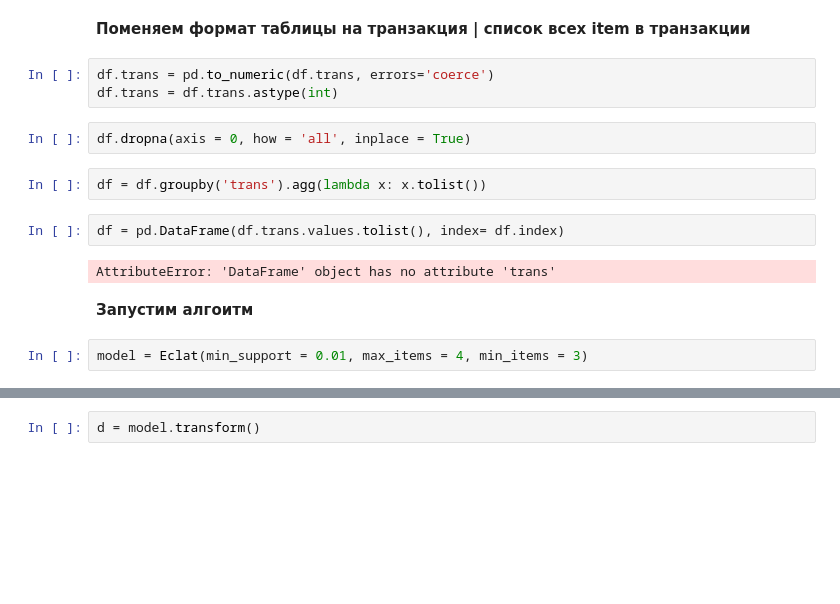
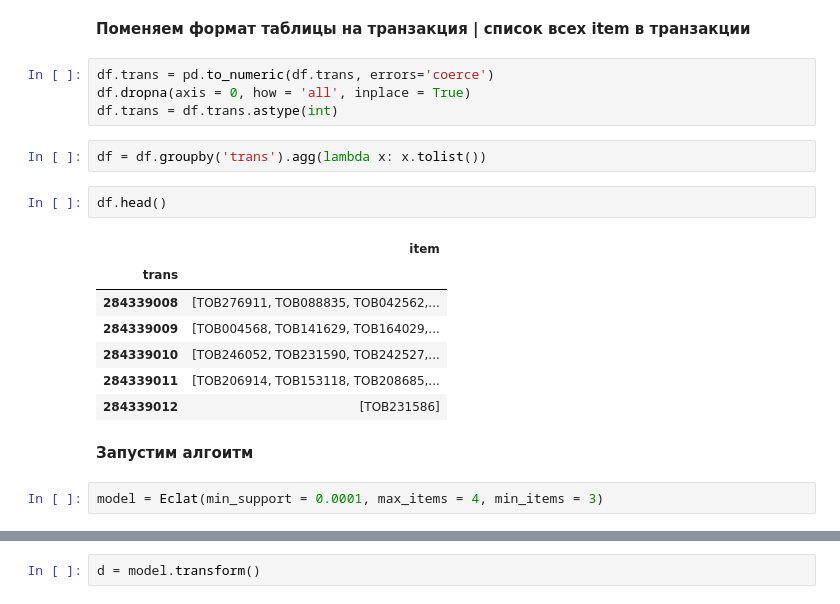
Before and after one commit to bashnick/arules_shared, a Jupyter notebook: eclat_test.ipynb, the cells around one changed output, grey strips where cells are left out. Cells and saved outputs as stored; diff of their text form; blank space fills up the shorter version.

Commit message:
upd eclat

```diff
--- a/eclat_test.ipynb
+++ b/eclat_test.ipynb
@@ -22,19 +21,24 @@ df.head()
 **Поменяем формат таблицы на транзакция | список всех item в транзакции**
 # %%
 df.trans = pd.to_numeric(df.trans, errors='coerce')
+df.dropna(axis = 0, how = 'all', inplace = True)
 df.trans = df.trans.astype(int)
-# %%
-df.dropna(axis = 0, how = 'all', inplace = True)
 # %%
 df = df.groupby('trans').agg(lambda x: x.tolist())
-# %%
-df = pd.DataFrame(df.trans.values.tolist(), index= df.index)
-# %% [output]
-AttributeError: 'DataFrame' object has no attribute 'trans'
+# %%
+df.head()
+# %% [output]
+|  | item |
+| trans |  |
+| 284339008 | [ТОВ276911, ТОВ088835, ТОВ042562,... |
+| 284339009 | [ТОВ004568, ТОВ141629, ТОВ164029,... |
+| 284339010 | [ТОВ246052, ТОВ231590, ТОВ242527,... |
+| 284339011 | [ТОВ206914, ТОВ153118, ТОВ208685,... |
+| 284339012 | [ТОВ231586] |
 # %% [markdown]
 **Запустим алгоитм**
 # %%
-model = Eclat(min_support = 0.01, max_items = 4, min_items = 3)
+model = Eclat(min_support = 0.0001, max_items = 4, min_items = 3)
 # %%
 %%time
 model.fit(df)
```
Also changed, not shown: parts of 3 cells of this notebook, 1 other file.
